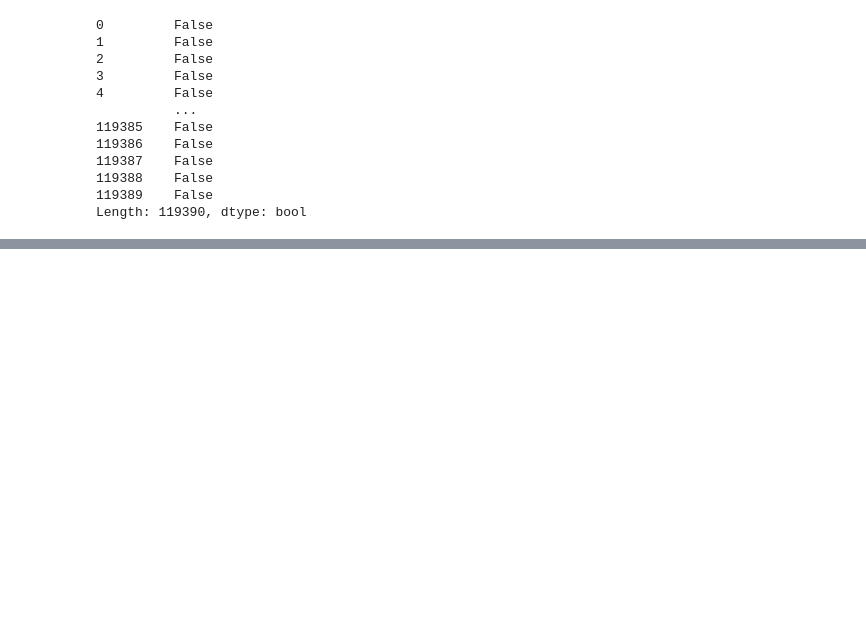
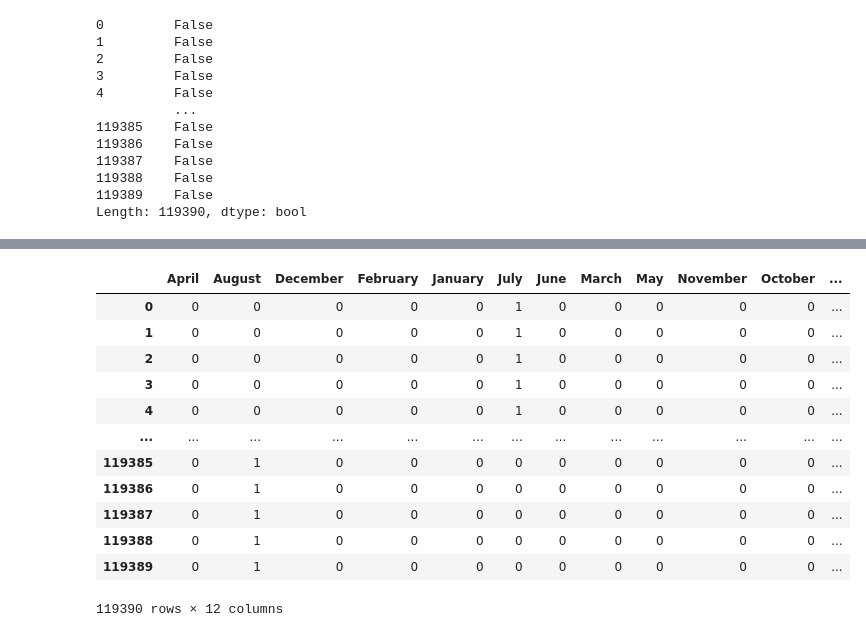
Before and after one commit to Rohit-Solanki-6105/learning-data-analysis, a Jupyter notebook: unit1_preprocessing.ipynb, the cells around one changed output, grey strips where cells are left out. Cells and saved outputs as stored; diff of their text form; code cells hidden in the pictures; blank space fills up the shorter version.

```diff
--- a/unit1_preprocessing.ipynb
+++ b/unit1_preprocessing.ipynb
@@ -201,3 +201,5 @@ dtype: int64
 # %%
 children_mode = hotel['children'].value_counts().index[0] #mode
 hotel['children'] = hotel['children'].fillna(children_mode)
+# %%
+hotel['hotel'] = np.where(hotel['hotel'].str.contains("City Hotel"),1,0)
@@ -203,0 +222,5 @@ hotel['children'] = hotel['children'].fillna(children_mode)
+# %%
+from sklearn.preprocessing import LabelEncoder
+LE = LabelEncoder()
+# %%
+hotel["country"] = LE.fit_transform(hotel["country"])
@@ -203,0 +267,18 @@ hotel['children'] = hotel['children'].fillna(children_mode)
+# %%
+y = pd.get_dummies(hotel["arrival_date_month"])
+# %%
+y
+# %% [output]
+|  | April | August | December | February | January | July | June | March | May | November | October | ... |
+| 0 | 0 | 0 | 0 | 0 | 0 | 1 | 0 | 0 | 0 | 0 | 0 | ... |
+| 1 | 0 | 0 | 0 | 0 | 0 | 1 | 0 | 0 | 0 | 0 | 0 | ... |
+| 2 | 0 | 0 | 0 | 0 | 0 | 1 | 0 | 0 | 0 | 0 | 0 | ... |
+| 3 | 0 | 0 | 0 | 0 | 0 | 1 | 0 | 0 | 0 | 0 | 0 | ... |
+| 4 | 0 | 0 | 0 | 0 | 0 | 1 | 0 | 0 | 0 | 0 | 0 | ... |
+| ... | ... | ... | ... | ... | ... | ... | ... | ... | ... | ... | ... | ... |
+| 119385 | 0 | 1 | 0 | 0 | 0 | 0 | 0 | 0 | 0 | 0 | 0 | ... |
+| 119386 | 0 | 1 | 0 | 0 | 0 | 0 | 0 | 0 | 0 | 0 | 0 | ... |
+| 119387 | 0 | 1 | 0 | 0 | 0 | 0 | 0 | 0 | 0 | 0 | 0 | ... |
+| 119388 | 0 | 1 | 0 | 0 | 0 | 0 | 0 | 0 | 0 | 0 | 0 | ... |
+| 119389 | 0 | 1 | 0 | 0 | 0 | 0 | 0 | 0 | 0 | 0 | 0 | ... |
+119390 rows × 12 columns
```
Also changed, not shown: parts of 8 cells of this notebook.
